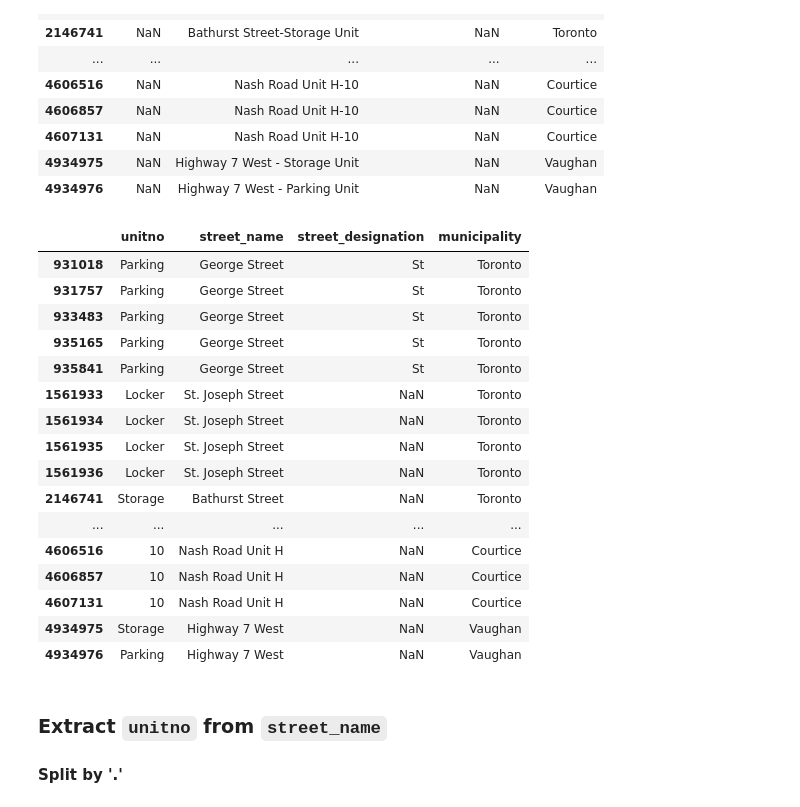
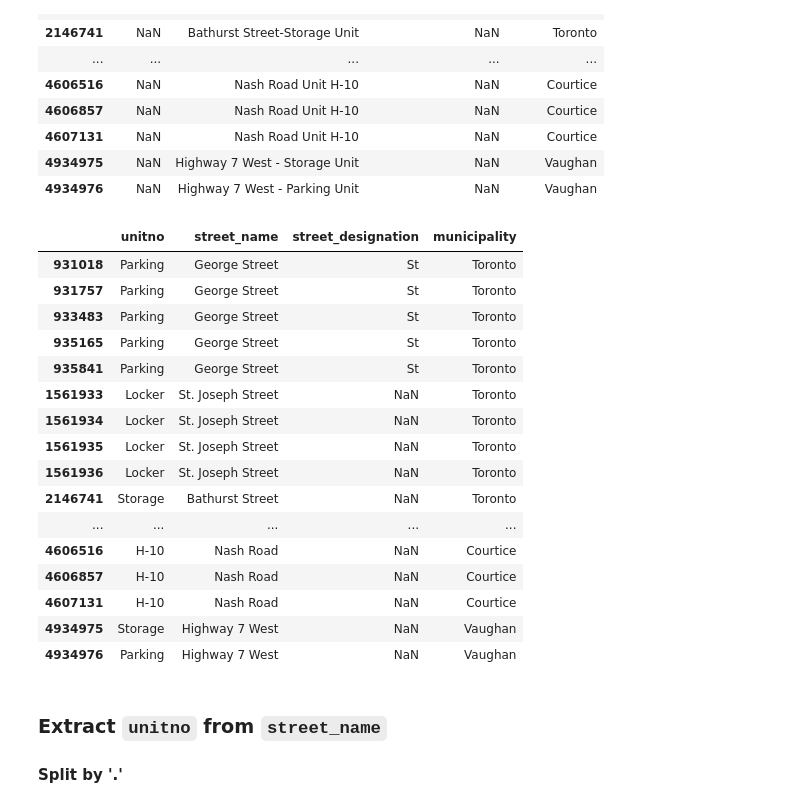
Before and after one commit to stepan-o/geo, a Jupyter notebook: notebooks/2.scrub/2.2_teranet_consistency.ipynb, the cells around one changed output. Saved outputs shown, nothing was run; the diff lists cells and outputs as text; code cells hidden in the pictures.

Commit message:
parse 'unitno' from 'street_name'

```diff
--- a/notebooks/2.scrub/2.2_teranet_consistency.ipynb
+++ b/notebooks/2.scrub/2.2_teranet_consistency.ipynb
@@ -291,9 +210,0 @@ df.loc[mask1 & ~mask2 & mask3, ['unitno', 'street_name', 'street_designation', '
-# %%
-df.loc[mask1 & ~mask2 & mask3, 'unitno'] = \
-    df.loc[mask1 & ~mask2 & mask3, 'street_name']\
-    .str.split('-').apply(lambda x: x[-1])\
-    .str.replace('Unit', '').str.strip()
-df.loc[mask1 & ~mask2 & mask3, 'street_name'] = \
-    df.loc[mask1 & ~mask2 & mask3, 'street_name']\
-    .str.split('-').apply(lambda x: x[0]).str.strip()
-df.loc[mask1 & ~mask2 & mask3, ['unitno', 'street_name', 'street_designation', 'municipality']]
@@ -344,9 +210,0 @@ df.loc[mask1 & ~mask2 & mask3, ['unitno', 'street_name', 'street_designation', '
-# %%
-df.loc[mask1 & ~mask2 & mask3, 'unitno'] = \
-    df.loc[mask1 & ~mask2 & mask3, 'street_name']\
-    .str.split('.').apply(lambda x: x[-1])\
-    .str.replace('Unit', '').str.strip()
-df.loc[mask1 & ~mask2 & mask3, 'street_name'] = \
-    df.loc[mask1 & ~mask2 & mask3, 'street_name']\
-    .str.split('.').apply(lambda x: x[0]).str.strip()
-df.loc[mask1 & ~mask2 & mask3, ['unitno', 'street_name', 'street_designation', 'municipality']]
@@ -451,28 +291,30 @@ df.loc[mask1 & ~mask2 & mask3, ['unitno', 'street_name', 'street_designation', '
 # %%
 df.loc[mask1 & ~mask2 & mask3, 'unitno'] = \
     df.loc[mask1 & ~mask2 & mask3, 'street_name']\
     .str.split('-').apply(lambda x: x[-1])\
-    .str.replace('Unit', '').str.strip()
+    .str.replace('Unit', '')\
+    .str.replace('10', 'H-10').str.strip()
 df.loc[mask1 & ~mask2 & mask3, 'street_name'] = \
     df.loc[mask1 & ~mask2 & mask3, 'street_name']\
-    .str.split('-').apply(lambda x: x[0]).str.strip()
+    .str.split('-').apply(lambda x: x[0])\
+    .str.replace('Unit H', '').str.strip()
 df.loc[mask1 & ~mask2 & mask3, ['unitno', 'street_name', 'street_designation', 'municipality']]
 # %% [output]
 |  | unitno | street_name | street_designation | municipality |
 | 931018 | Parking | George Street | St | Toronto |
 | 931757 | Parking | George Street | St | Toronto |
 | 933483 | Parking | George Street | St | Toronto |
 | 935165 | Parking | George Street | St | Toronto |
 | 935841 | Parking | George Street | St | Toronto |
 | 1561933 | Locker | St. Joseph Street | NaN | Toronto |
 | 1561934 | Locker | St. Joseph Street | NaN | Toronto |
 | 1561935 | Locker | St. Joseph Street | NaN | Toronto |
 | 1561936 | Locker | St. Joseph Street | NaN | Toronto |
 | 2146741 | Storage | Bathurst Street | NaN | Toronto |
 | ... | ... | ... | ... | ... |
-| 4606516 | 10 | Nash Road Unit H | NaN | Courtice |
-| 4606857 | 10 | Nash Road Unit H | NaN | Courtice |
-| 4607131 | 10 | Nash Road Unit H | NaN | Courtice |
+| 4606516 | H-10 | Nash Road | NaN | Courtice |
+| 4606857 | H-10 | Nash Road | NaN | Courtice |
+| 4607131 | H-10 | Nash Road | NaN | Courtice |
 | 4934975 | Storage | Highway 7 West | NaN | Vaughan |
 | 4934976 | Parking | Highway 7 West | NaN | Vaughan |
 # %% [markdown]
```
Also changed, not shown: parts of 20 cells of this notebook.
